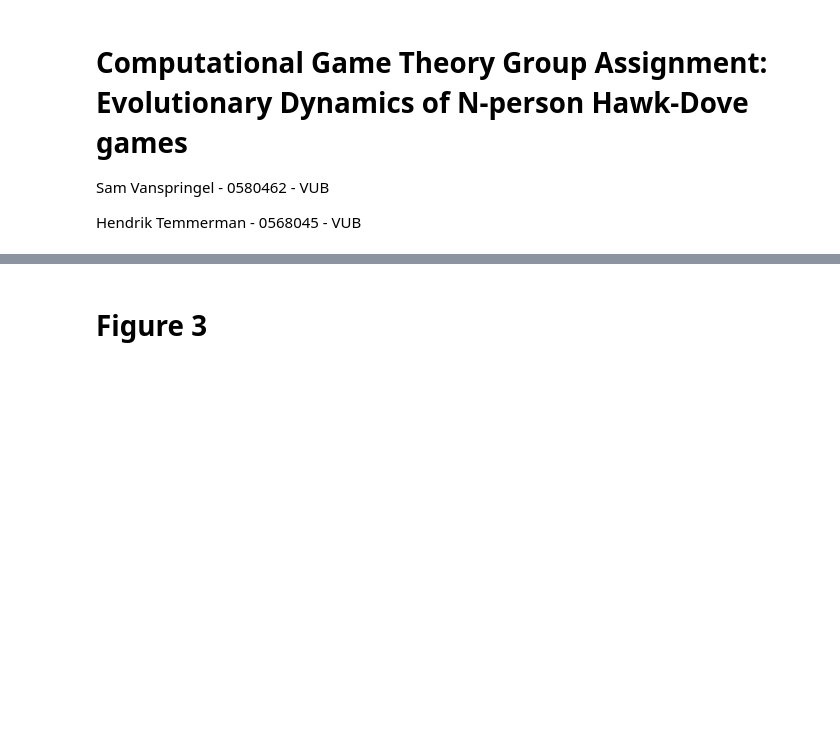
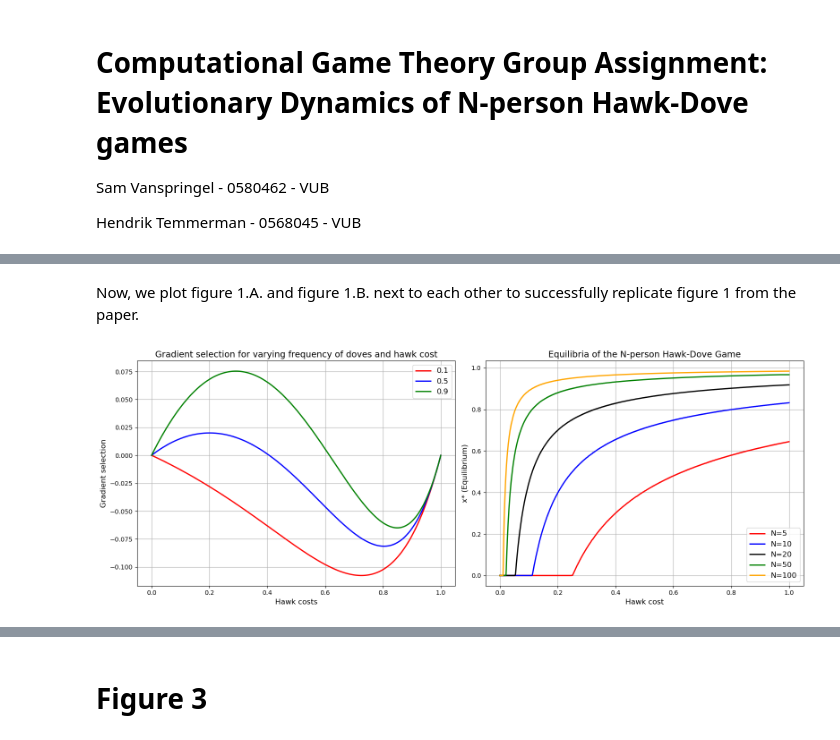
Before and after one commit to femkegeens/CGT, a Jupyter notebook: cgt_group_assignment.ipynb, the cells around one changed output, grey strips where cells are left out. Drawn from its saved outputs; the diff is of its cells as text; code cells hidden in the pictures; blank space fills up the shorter version.

```diff
--- a/cgt_group_assignment.ipynb
+++ b/cgt_group_assignment.ipynb
@@ -119,24 +93,10 @@ plt.show()
 # %%
 import statistics
 
-def find_equilibria_indexes(run):
-    eq = []
-    for i in range(run.shape[0]):
-        gradient = run[i]
-        if gradient == 0.0:
-            eq.append(i)
-        if i < len(run):
-            if run[i] < 0 and run[i + 1] > 0:
-                    eq.append(i)
-            if run[i] > 0 and run[i + 1] < 0:
-                    eq.append(i)
-    return eq
-
-n_steps = 1000
 dove_fractions = np.linspace(0, 1, num=n_steps, dtype=np.float64)
 N_values = [5,10,20,50,100]
 eq_results =  np.empty((len(N_values), n_steps))
-PRECISION = 0.001
+PRECISION = 1e-03
 
 for i_N, N in enumerate(N_values):
     equilibria_N = []
@@ -198,0 +129,49 @@ w = 1
+# %% [markdown]
+Now, we plot figure 1.A. and figure 1.B. next to each other to successfully replicate figure 1 from the paper.
+# %%
+import matplotlib.pyplot as plt
+import numpy as np
+from scipy.interpolate import interp1d
+
+# Create a figure with 2 subplots side by side
+fig, axes = plt.subplots(1, 2, figsize=(16, 6))
+
+# First Plot
+labels_1 = ["0.1", "0.5", "0.9"]
+colors_1 = ["red", "blue", "green"]
+
+for i, values in enumerate(c_h_results):
+    axes[0].plot(hawk_cost, values, label=labels_1[i], color=colors_1[i], linewidth=2)
+
+axes[0].set_xlabel("Hawk costs", fontsize=12)
+axes[0].set_ylabel("Gradient selection", fontsize=12)
+axes[0].set_title("Gradient selection for varying frequency of doves and hawk cost", fontsize=14)
+axes[0].legend(fontsize=12)
+axes[0].grid(True)
+
+# Second Plot
+labels_2 = ["N=5", "N=10", "N=20", "N=50", "N=100"]
+colors_2 = ["red", "blue", "black", "green", "orange"]
+
+for i, values in enumerate(eq_results):
+    x = np.linspace(0, 1, num=len(values), dtype=np.float64)
+    first_valid_index = np.where(~np.isnan(values))[0][0]
+    values[:first_valid_index] = 0
+
+    valid = ~np.isnan(values)
+    interp_func = interp1d(x[valid], values[valid], kind='linear', fill_value="extrapolate")
+    values[~valid] = interp_func(x[~valid])
+
+    axes[1].plot(x, values, label=labels_2[i], color=colors_2[i], linewidth=2)
+
+axes[1].set_xlabel("Hawk cost", fontsize=12)
+axes[1].set_ylabel("x* (Equilibrium)", fontsize=12)
+axes[1].set_title("Equilibria of the N-person Hawk-Dove Game", fontsize=14)
+axes[1].legend(fontsize=12)
+axes[1].grid(True)
+
+# Adjust layout and show the plots
+plt.tight_layout()
+plt.show()
+# %% [output]
+[figure, added]
```
Also changed, not shown: parts of 23 cells of this notebook.
